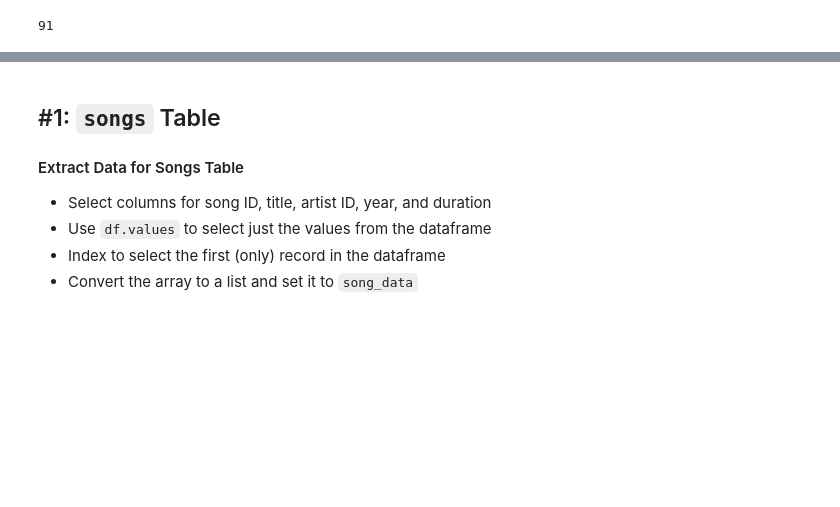
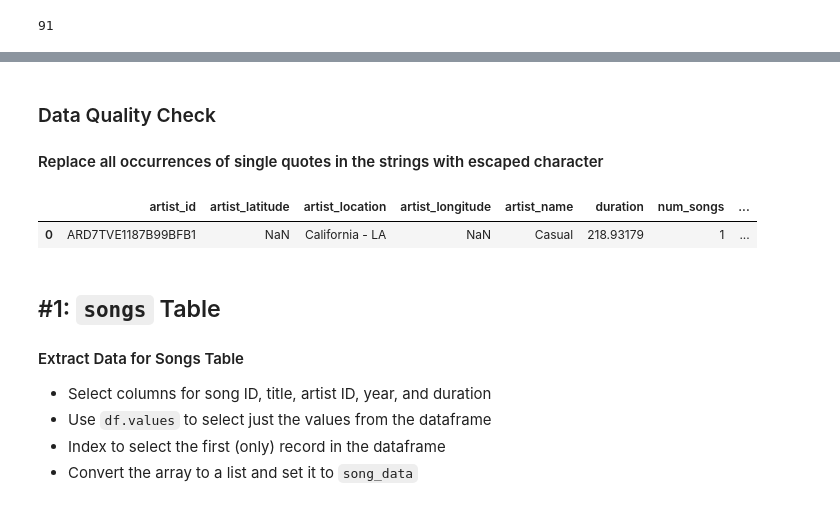
Before and after one commit to stephanderton/Data_Modeling_with_Postgres, a Jupyter notebook: etl.ipynb, the cells around one changed output, grey strips where cells are left out. Drawn from its saved outputs; the diff is of its cells as text; code cells hidden in the pictures; blank space fills up the shorter version.

```diff
--- a/etl.ipynb
+++ b/etl.ipynb
@@ -91,3 +67,16 @@ df.head()
+# %% [markdown]
+### Data Quality Check
+
+#### Replace all occurrences of single quotes in the strings with escaped character
+# %%
+df['artist_location'] = df['artist_location'].str.replace("'", "\'")
+df['artist_name'] = df['artist_name'].str.replace("'", "\'")
+df['title'] = df['title'].str.replace("'", "\'")
+
+df.head()
+# %% [output]
+|  | artist_id | artist_latitude | artist_location | artist_longitude | artist_name | duration | num_songs | ... |
+| 0 | ARD7TVE1187B99BFB1 | NaN | California - LA | NaN | Casual | 218.93179 | 1 | ... |
 # %% [markdown]
 ## #1: `songs` Table
 #### Extract Data for Songs Table
```
Also changed, not shown: parts of 20 cells of this notebook, 1 other file.
